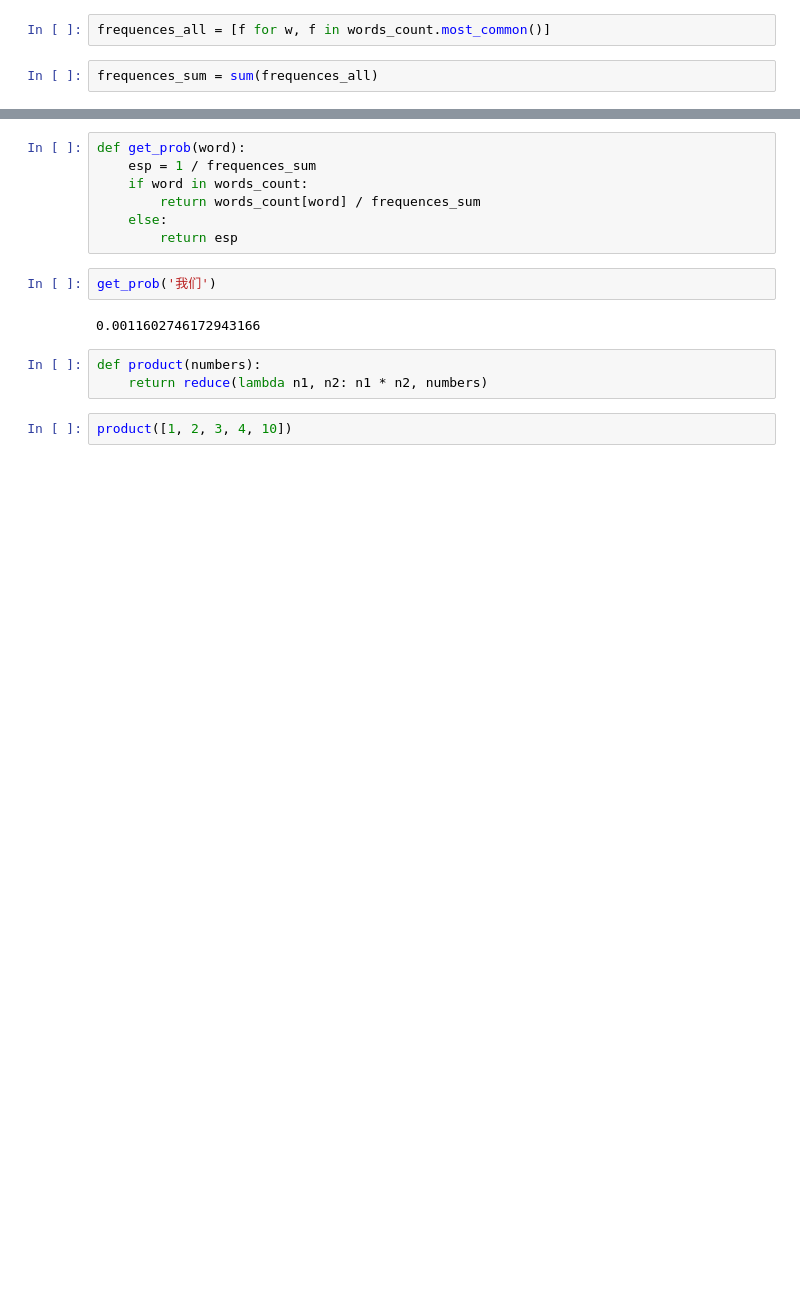
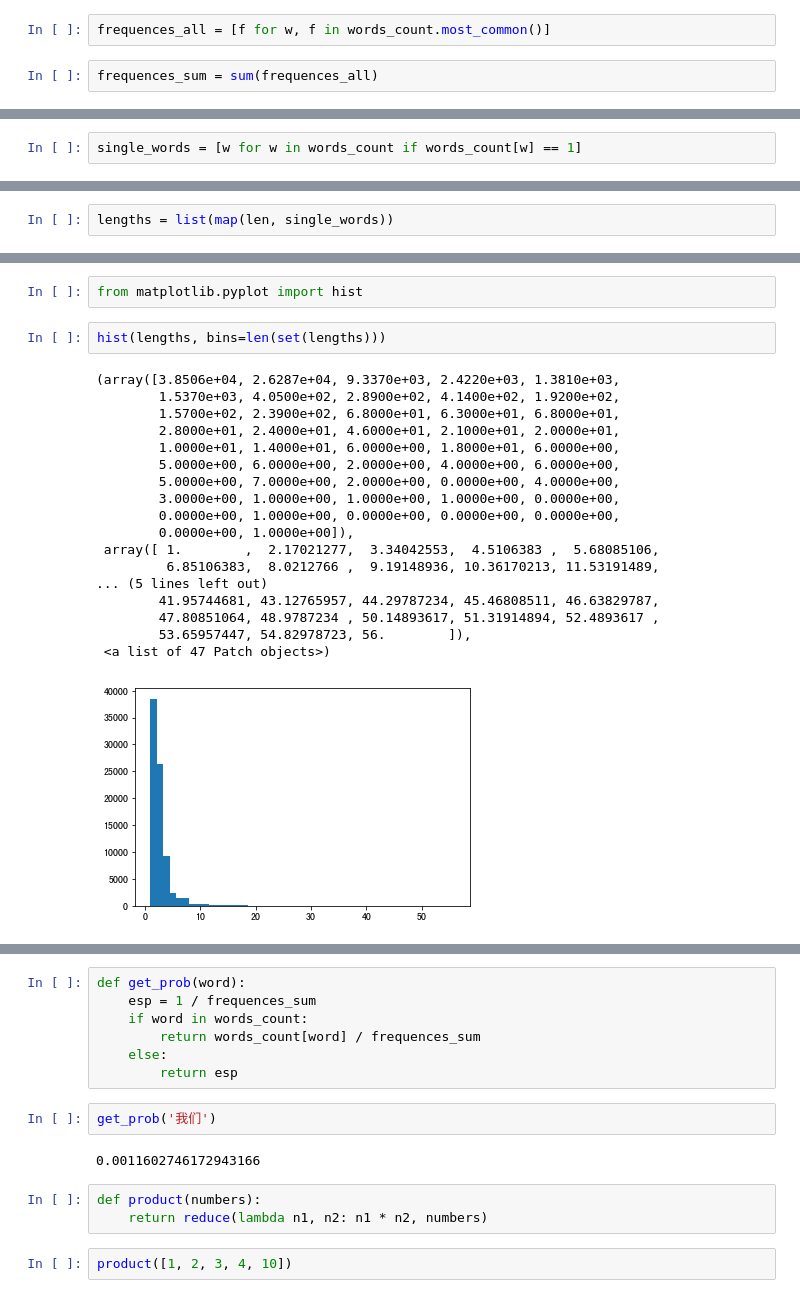
Before and after one commit to computing-intelligence/jupyters_and_slides, a Jupyter notebook: 2019-spring/Lesson-02-LanguageModel-and-Machine-Learning.ipynb, the cells around one changed output, grey strips where cells are left out. Drawn from its saved outputs; the diff is of its cells as text; blank space fills up the shorter version.

```diff
--- a/2019-spring/Lesson-02-LanguageModel-and-Machine-Learning.ipynb
+++ b/2019-spring/Lesson-02-LanguageModel-and-Machine-Learning.ipynb
@@ -285,0 +355,2 @@ frequences_sum
+# %%
+single_words = [w for w in words_count if words_count[w] == 1]
@@ -285,0 +363,2 @@ frequences_sum
+# %%
+lengths = list(map(len, single_words))
@@ -285,0 +385,23 @@ frequences_sum
+# %%
+from matplotlib.pyplot import hist
+# %%
+hist(lengths, bins=len(set(lengths)))
+# %% [output]
+(array([3.8506e+04, 2.6287e+04, 9.3370e+03, 2.4220e+03, 1.3810e+03,
+        1.5370e+03, 4.0500e+02, 2.8900e+02, 4.1400e+02, 1.9200e+02,
+        1.5700e+02, 2.3900e+02, 6.8000e+01, 6.3000e+01, 6.8000e+01,
+        2.8000e+01, 2.4000e+01, 4.6000e+01, 2.1000e+01, 2.0000e+01,
+        1.0000e+01, 1.4000e+01, 6.0000e+00, 1.8000e+01, 6.0000e+00,
+        5.0000e+00, 6.0000e+00, 2.0000e+00, 4.0000e+00, 6.0000e+00,
+        5.0000e+00, 7.0000e+00, 2.0000e+00, 0.0000e+00, 4.0000e+00,
+        3.0000e+00, 1.0000e+00, 1.0000e+00, 1.0000e+00, 0.0000e+00,
+        0.0000e+00, 1.0000e+00, 0.0000e+00, 0.0000e+00, 0.0000e+00,
+        0.0000e+00, 1.0000e+00]),
+ array([ 1.        ,  2.17021277,  3.34042553,  4.5106383 ,  5.68085106,
+         6.85106383,  8.0212766 ,  9.19148936, 10.36170213, 11.53191489,
+... (5 lines left out)
+        41.95744681, 43.12765957, 44.29787234, 45.46808511, 46.63829787,
+        47.80851064, 48.9787234 , 50.14893617, 51.31914894, 52.4893617 ,
+        53.65957447, 54.82978723, 56.        ]),
+ <a list of 47 Patch objects>)
+[figure, added]
```
Also changed, not shown: parts of 39 cells of this notebook.
